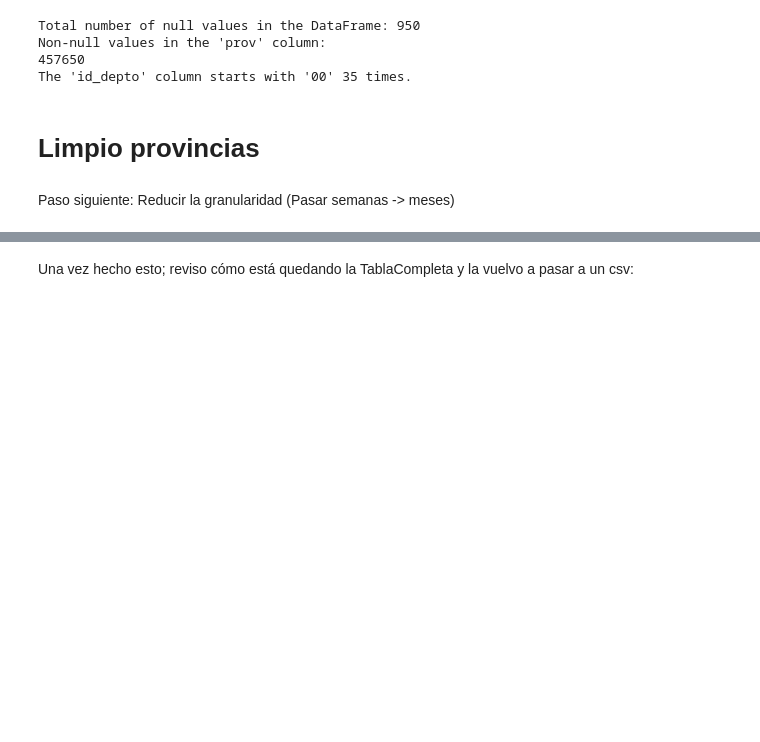
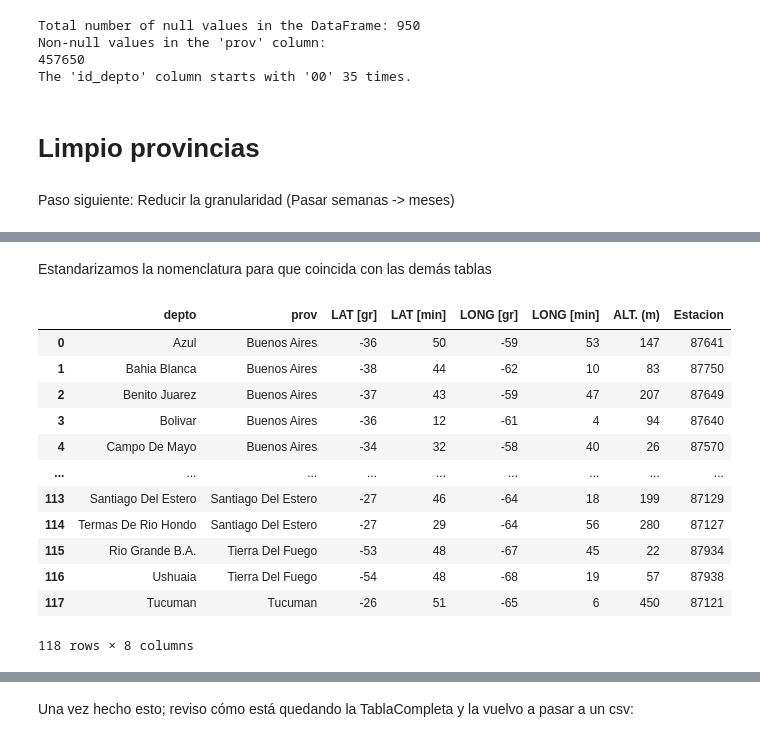
Before and after one commit to Valnir17/Dengue-y-Zika-Argentina, a Jupyter notebook: Manipulación de Tablas.ipynb, the cells around one changed output, grey strips where cells are left out. Saved outputs shown, nothing was run; the diff lists cells and outputs as text; code cells hidden in the pictures; blank space fills up the shorter version.

Commit message:
cambios en manipulación de Tablas

```diff
--- a/Manipulación de Tablas.ipynb
+++ b/Manipulación de Tablas.ipynb
@@ -432,0 +471,29 @@ TablaCompleta = TablaCompleta.drop('semanas', axis=1)
+# %% [markdown]
+Estandarizamos la nomenclatura para que coincida con las demás tablas
+# %%
+#limpiamos los nombres de las columnas para que coincidan con las otras tablas
+df_estaciones_depto = df_estaciones_depto.rename(columns={'PROVINCIA': 'prov'})
+df_estaciones_depto = df_estaciones_depto.rename(columns={'NOMBRE': 'depto'})
+
+#limpiamos estandarizamos los nombres de las provincias y departamentos
+df_estaciones_depto = df_estaciones_depto.map(lambda x: x.title() if isinstance(x, str) else x)
+df_estaciones_depto['depto'] = df_estaciones_depto['depto'].str.replace('Aero', '')
+
+#cambio de nombre la columna NRO por Estación
+
+df_estaciones_depto = df_estaciones_depto.rename(columns={'NRO': 'Estacion'})
+df_estaciones_depto
+# %% [output]
+|  | depto | prov | LAT [gr] | LAT [min] | LONG [gr] | LONG [min] | ALT. (m) | Estacion |
+| 0 | Azul | Buenos Aires | -36 | 50 | -59 | 53 | 147 | 87641 |
+| 1 | Bahia Blanca | Buenos Aires | -38 | 44 | -62 | 10 | 83 | 87750 |
+| 2 | Benito Juarez | Buenos Aires | -37 | 43 | -59 | 47 | 207 | 87649 |
+| 3 | Bolivar | Buenos Aires | -36 | 12 | -61 | 4 | 94 | 87640 |
+| 4 | Campo De Mayo | Buenos Aires | -34 | 32 | -58 | 40 | 26 | 87570 |
+| ... | ... | ... | ... | ... | ... | ... | ... | ... |
+| 113 | Santiago Del Estero | Santiago Del Estero | -27 | 46 | -64 | 18 | 199 | 87129 |
+| 114 | Termas De Rio Hondo | Santiago Del Estero | -27 | 29 | -64 | 56 | 280 | 87127 |
+| 115 | Rio Grande B.A. | Tierra Del Fuego | -53 | 48 | -67 | 45 | 22 | 87934 |
+| 116 | Ushuaia | Tierra Del Fuego | -54 | 48 | -68 | 19 | 57 | 87938 |
+| 117 | Tucuman | Tucuman | -26 | 51 | -65 | 6 | 450 | 87121 |
+118 rows × 8 columns
```
Also changed, not shown: parts of 11 cells of this notebook, 1 other file.
